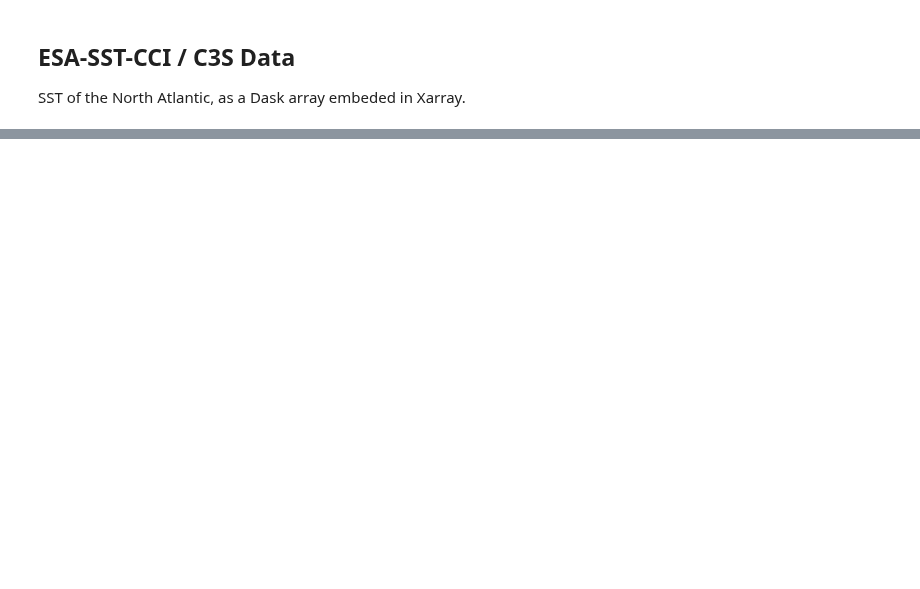
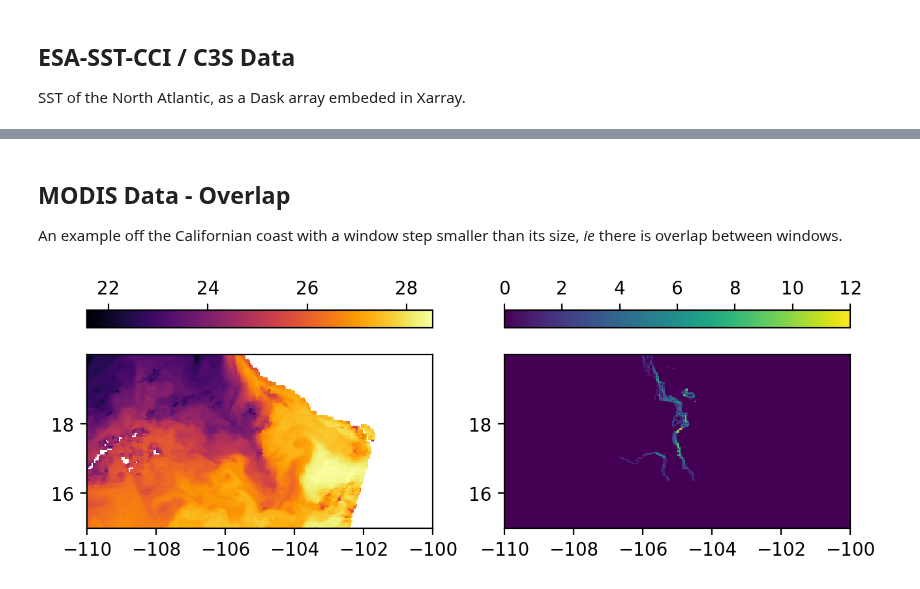
Before and after one commit to Descanonge/fronts-toolbox, a Jupyter notebook: docs/gallery/cayula-cornillon.ipynb, the cells around one changed output, grey strips where cells are left out. Drawn from its saved outputs; the diff is of its cells as text; code cells hidden in the pictures; blank space fills up the shorter version.

```diff
--- a/docs/gallery/cayula-cornillon.ipynb
+++ b/docs/gallery/cayula-cornillon.ipynb
@@ -90,0 +58,24 @@ fig = plot(sst.isel(time=0), components.isel(time=0), hi.isel(time=0))
+# %% [markdown]
+## MODIS Data - Overlap
+
+An example off the Californian coast with a window step smaller than its size, *ie* there is overlap between windows.
+# %%
+sst = (
+    sample("MODIS")
+    .sst4
+    .isel(time=0)
+    .sel(lat=slice(20, 15), lon=slice(-110, -100))
+    .chunk(lat=256, lon=256)
+)
+fronts = cayula_cornillon_xarray(sst, window_size=32, window_step=8)
+
+fig, axes = plt.subplots(1, 2, layout="constrained", dpi=200)
+
+im_kw = dict(add_labels=False, cbar_kwargs=dict(location="top"))
+sst.plot.imshow(ax=axes[0], cmap="inferno", center=False, **im_kw)
+fronts.plot.imshow(ax=axes[1], cmap="viridis", **im_kw)
+
+for ax in axes:
+    ax.set_aspect("equal")
+# %% [output]
+[figure, added]
```
Also changed, not shown: parts of 10 cells of this notebook, 3 other files.
